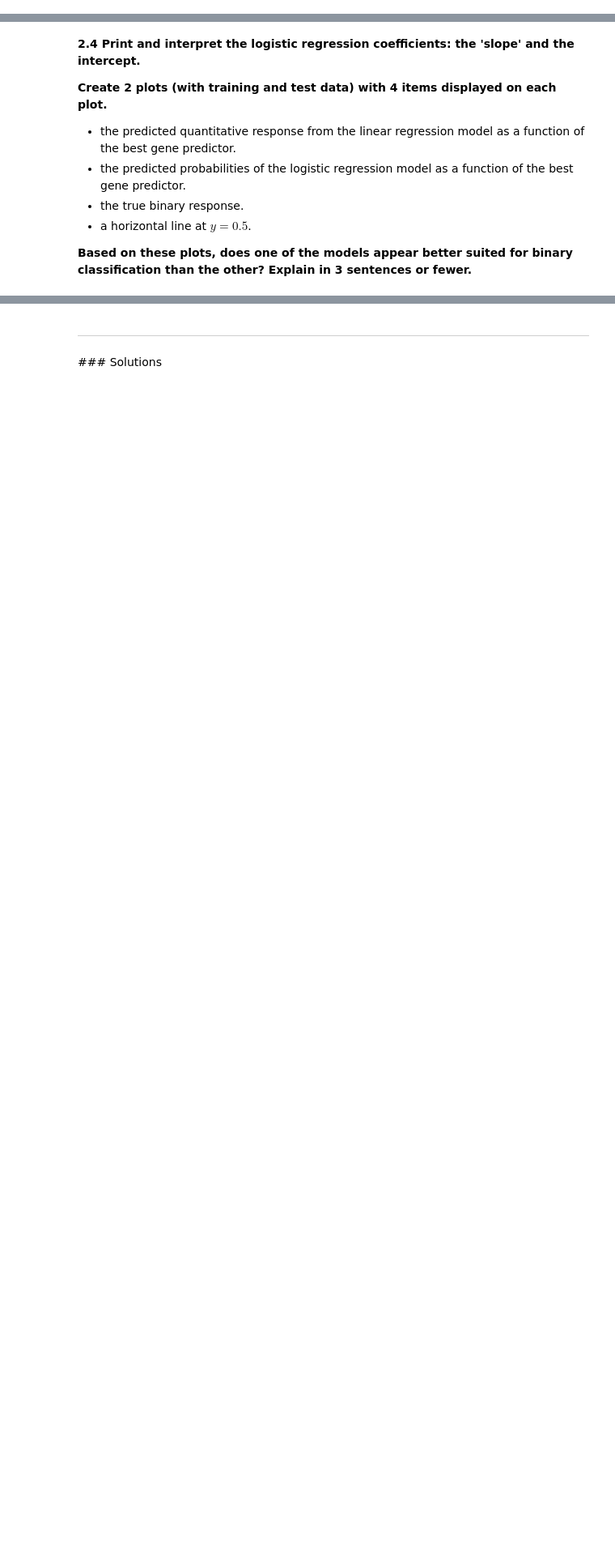
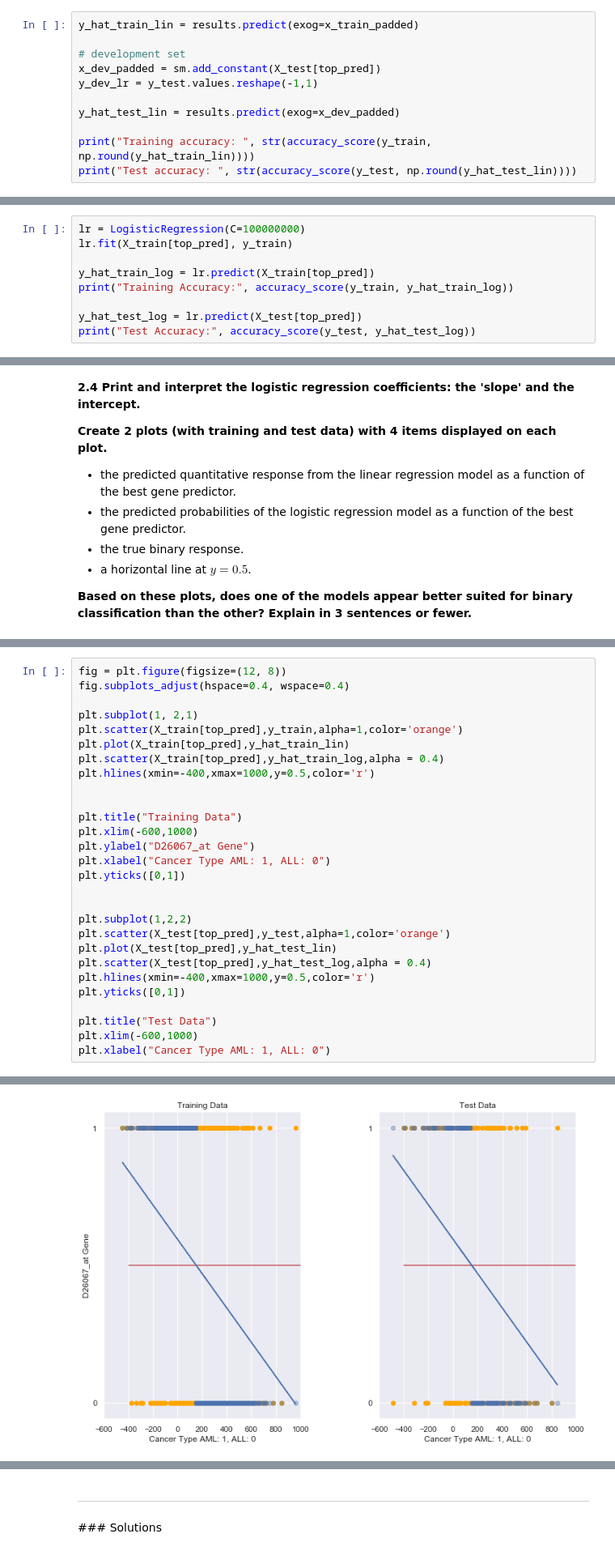
Before and after one commit to ericenglin/Data-Science-Assignments, a Jupyter notebook: hw4/cs109a_HW4.ipynb, the cells around one changed output, grey strips where cells are left out. Shown at 81% size. Cells and saved outputs as stored; diff of their text form; blank space fills up the shorter version.

```diff
--- a/hw4/cs109a_HW4.ipynb
+++ b/hw4/cs109a_HW4.ipynb
@@ -292,0 +296,11 @@ Warnings:
+# %%
+y_hat_train_lin = results.predict(exog=x_train_padded)
+
+# development set
+x_dev_padded = sm.add_constant(X_test[top_pred])
+y_dev_lr = y_test.values.reshape(-1,1)
+
+y_hat_test_lin = results.predict(exog=x_dev_padded)
+
+print("Training accuracy: ", str(accuracy_score(y_train, np.round(y_hat_train_lin))))
+print("Test accuracy: ", str(accuracy_score(y_test, np.round(y_hat_test_lin))))
@@ -301,0 +315,9 @@ Warnings:
+# %%
+lr = LogisticRegression(C=100000000)
+lr.fit(X_train[top_pred], y_train)
+
+y_hat_train_log = lr.predict(X_train[top_pred])
+print("Training Accuracy:", accuracy_score(y_train, y_hat_train_log))
+
+y_hat_test_log = lr.predict(X_test[top_pred])
+print("Test Accuracy:", accuracy_score(y_test, y_hat_test_log))
@@ -315,0 +340,29 @@ Warnings:
+# %%
+fig = plt.figure(figsize=(12, 8))
+fig.subplots_adjust(hspace=0.4, wspace=0.4)
+
+plt.subplot(1, 2,1)
+plt.scatter(X_train[top_pred],y_train,alpha=1,color='orange')
+plt.plot(X_train[top_pred],y_hat_train_lin)
+plt.scatter(X_train[top_pred],y_hat_train_log,alpha = 0.4)
+plt.hlines(xmin=-400,xmax=1000,y=0.5,color='r')
+
+
+plt.title("Training Data")
+plt.xlim(-600,1000)
+plt.ylabel("D26067_at Gene")
+plt.xlabel("Cancer Type AML: 1, ALL: 0")
+plt.yticks([0,1])
+
+
+plt.subplot(1,2,2)
+plt.scatter(X_test[top_pred],y_test,alpha=1,color='orange')
+plt.plot(X_test[top_pred],y_hat_test_lin)
+plt.scatter(X_test[top_pred],y_hat_test_log,alpha = 0.4)
+plt.hlines(xmin=-400,xmax=1000,y=0.5,color='r')
+plt.yticks([0,1])
+
+plt.title("Test Data")
+plt.xlim(-600,1000)
+plt.xlabel("Cancer Type AML: 1, ALL: 0")
+# %% [output]
@@ -315,0 +370 @@ Warnings:
+[figure, added]
```
Also changed, not shown: parts of 13 cells of this notebook.
